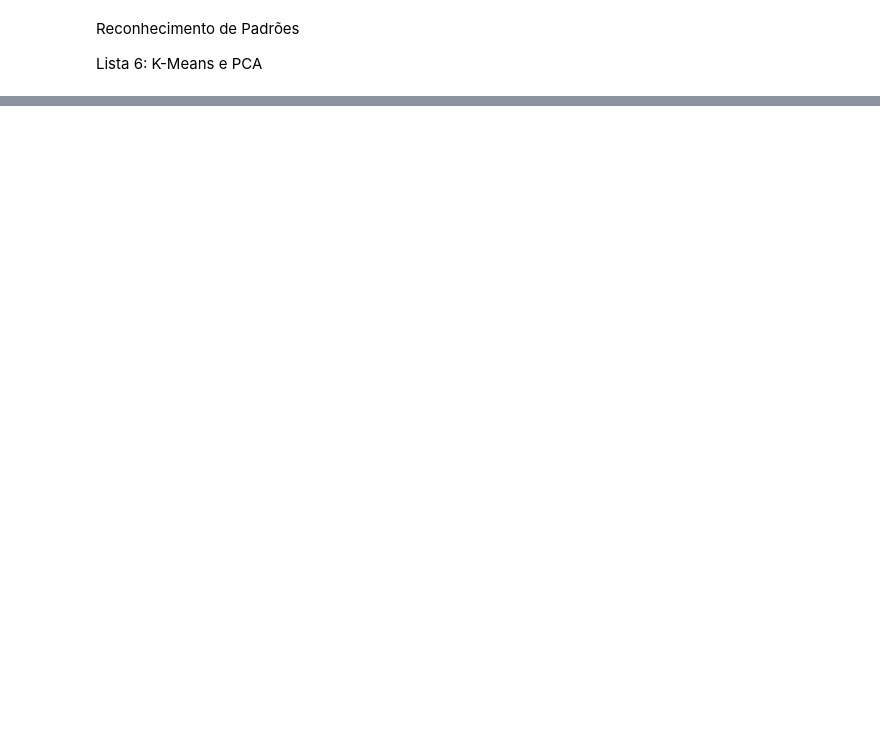
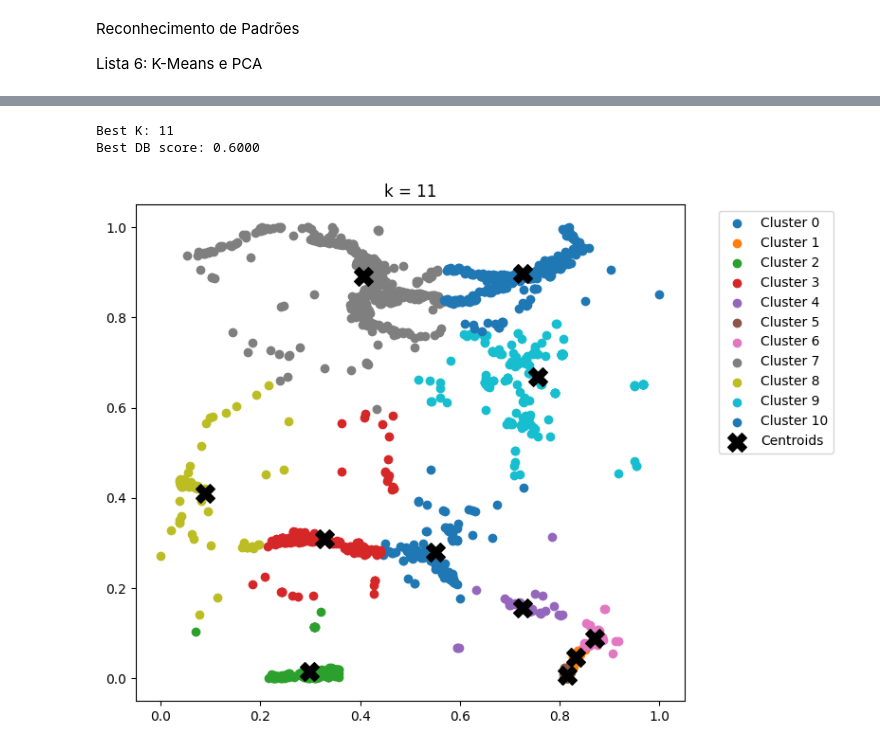
Before and after one commit to viniciuspxc/Reconhecimento_de_Padroes, a Jupyter notebook: Listas/Lista 6/Lista 06.ipynb, the cells around one changed output, grey strips where cells are left out. Cells and saved outputs as stored; diff of their text form; code cells hidden in the pictures; blank space fills up the shorter version.

Commit message:
kmeans + pca

```diff
--- a/Listas/Lista 6/Lista 06.ipynb
+++ b/Listas/Lista 6/Lista 06.ipynb
@@ -177,0 +84,9 @@ Melhor k: 7 com índice DB: 0.53
+# %%
+quake = pd.read_csv('content/quake.csv', header=None)
+
+quake_max = quake.max()
+quake_min = quake.min()
+quake = (quake - quake_min) / (quake_max - quake_min)
+data = quake.values
+
+quake.head()
@@ -177,0 +100,17 @@ Melhor k: 7 com índice DB: 0.53
+# %%
+max_clusters = 20
+best_db_score = float("inf")
+best_k = None
+best_labels = None
+best_centroids = None
+best_reconstruction_error = None
+
+for K in range(4, max_clusters + 1):
+    labels, centroids, db_score, rec_error = Kmeans().kmeans(
+        data, K, max_iter=20, plot=False)
+    if db_score < best_db_score:
+        best_db_score = db_score
+        best_k = K
+        best_labels = labels
+        best_centroids = centroids
+        best_reconstruction_error = rec_error
@@ -177,0 +135,9 @@ Melhor k: 7 com índice DB: 0.53
+# %%
+print(f"Best K: {best_k}")
+print(f"Best DB score: {best_db_score:.4f}")
+
+Kmeans().plot_clusters(data, best_labels, best_centroids, f'k = {best_k}')
+# %% [output]
+Best K: 11
+Best DB score: 0.6000
+[figure, added]
```
Also changed, not shown: parts of 17 cells of this notebook, 3 other files.
